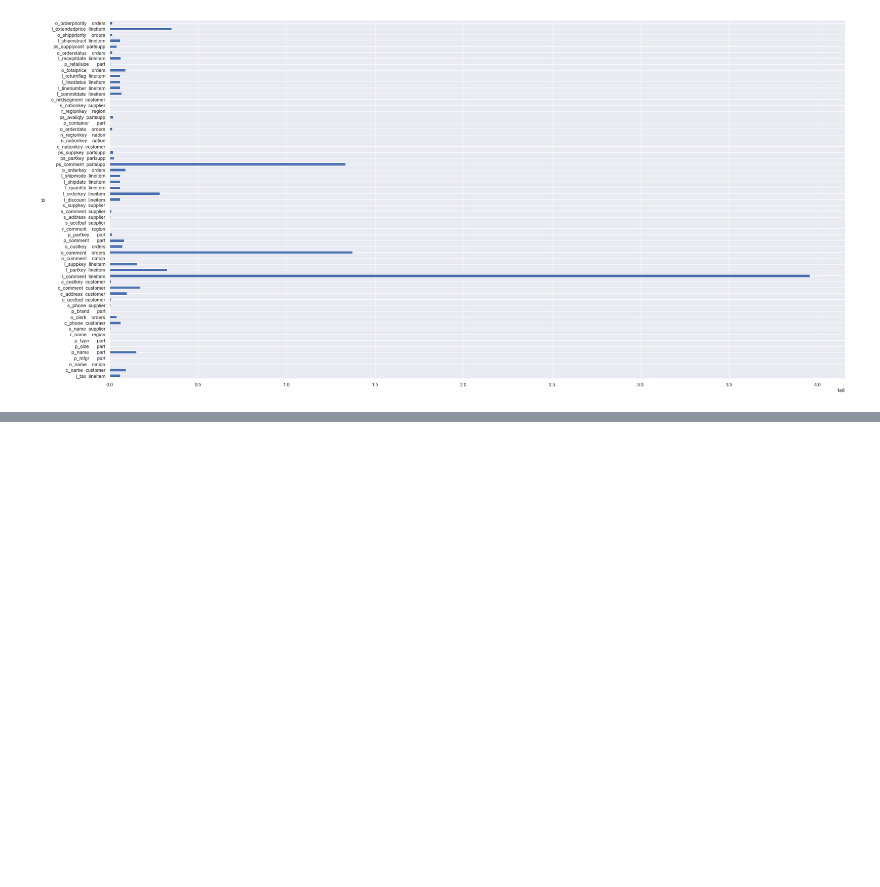
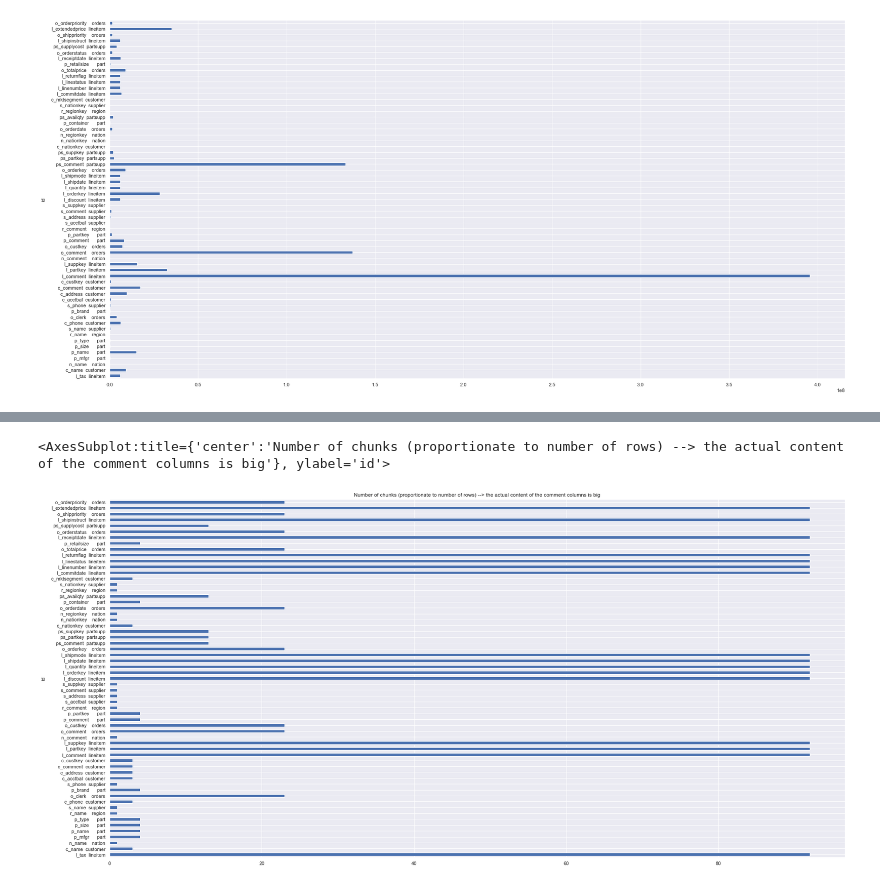
Before and after one commit to linuslh1996/column-compression, a Jupyter notebook: encoding_compression/bitcompression/Untitled.ipynb, the cells around one changed output, grey strips where cells are left out. Saved outputs shown, nothing was run; the diff lists cells and outputs as text; code cells hidden in the pictures; blank space fills up the shorter version.

```diff
--- a/encoding_compression/bitcompression/Untitled.ipynb
+++ b/encoding_compression/bitcompression/Untitled.ipynb
@@ -187,0 +155,17 @@ Name:     column_name, Length: 1818, dtype: object
+# %%
+import seaborn as sns
+sns.set(rc={'figure.figsize':(30,15)})
+
+
+d = dictionary[["    column_name",'table_name','size_in_bytes']]
+d['id'] = d["    column_name"].map(str) + d.table_name
+#print(d)
+#print(d.table_name)
+
+d = d.groupby("id")["size_in_bytes"].agg("count")
+
+#print(d["size_in_bytes"].sum())
+d.plot.barh(title="Number of chunks (proportionate to number of rows) --> the actual content of the comment columns is big")
+# %% [output]
+<AxesSubplot:title={'center':'Number of chunks (proportionate to number of rows) --> the actual content of the comment columns is big'}, ylabel='id'>
+[figure, added]
```
Also changed, not shown: parts of 3 cells of this notebook.
